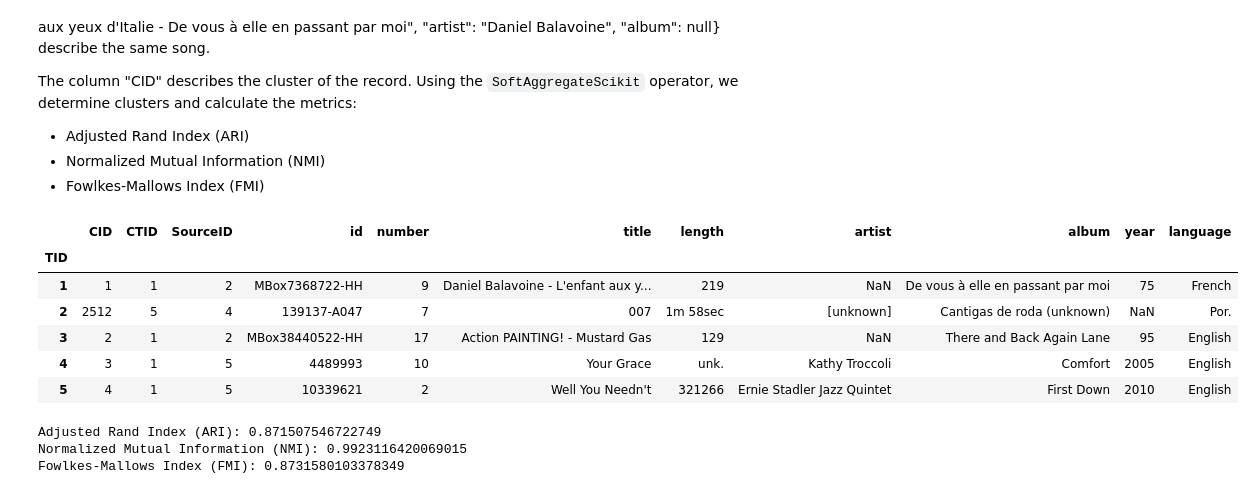
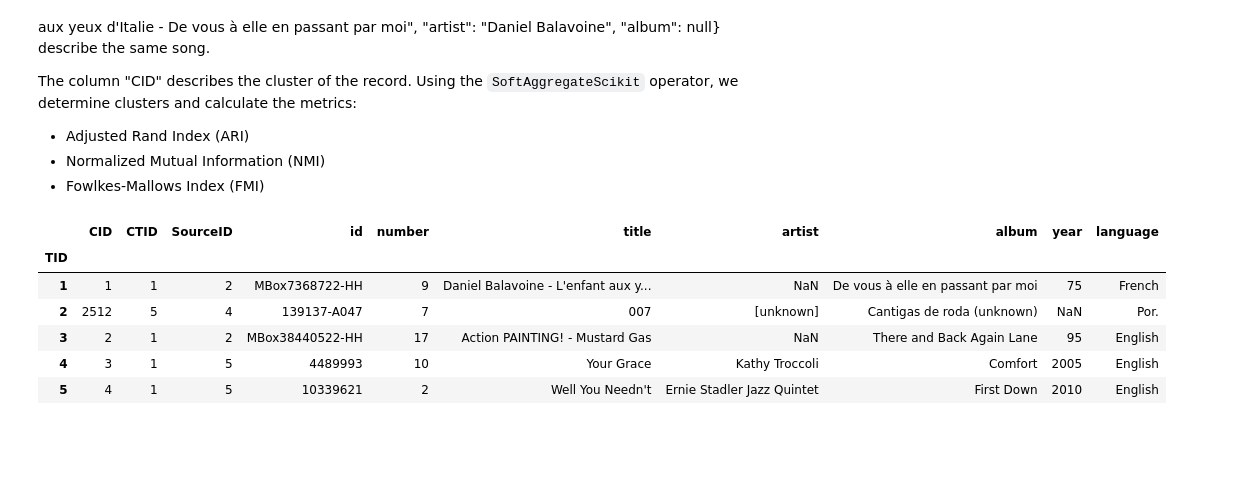
Before and after one commit to HackerBschor/SofteningQueryEvaluation, a Jupyter notebook: evaluation/EvaluateClustering.ipynb, the cells around one changed output. Cells and saved outputs as stored; diff of their text form; code cells hidden in the pictures; blank space fills up the shorter version.

Commit message:
Added Data Clustering Evaluation (Multiple Eval)

```diff
--- a/evaluation/EvaluateClustering.ipynb
+++ b/evaluation/EvaluateClustering.ipynb
@@ -30,16 +29,25 @@ sv = LLaMAValidationModel(m)
 # %%
-df_music = pd.read_csv("../data/musicbrainz-20-A01.csv", index_col=0)
+df_music = pd.read_csv("../data/musicbrainz-20-A01.csv", index_col=0).drop(columns=["length"], axis=1)
+significant_cols = ["title", "artist", "album", "year", "language"]
 df_music.head()
 # %% [output]
-|  | CID | CTID | SourceID | id | number | title | length | artist | album | year | language |
-| TID |  |  |  |  |  |  |  |  |  |  |  |
-| 1 | 1 | 1 | 2 | MBox7368722-HH | 9 | Daniel Balavoine - L'enfant aux y... | 219 | NaN | De vous à elle en passant par moi | 75 | French |
-| 2 | 2512 | 5 | 4 | 139137-A047 | 7 | 007 | 1m 58sec | [unknown] | Cantigas de roda (unknown) | NaN | Por. |
-| 3 | 2 | 1 | 2 | MBox38440522-HH | 17 | Action PAINTING! - Mustard Gas | 129 | NaN | There and Back Again Lane | 95 | English |
-| 4 | 3 | 1 | 5 | 4489993 | 10 | Your Grace | unk. | Kathy Troccoli | Comfort | 2005 | English |
-| 5 | 4 | 1 | 5 | 10339621 | 2 | Well You Needn't | 321266 | Ernie Stadler Jazz Quintet | First Down | 2010 | English |
+|  | CID | CTID | SourceID | id | number | title | artist | album | year | language |
+| TID |  |  |  |  |  |  |  |  |  |  |
+| 1 | 1 | 1 | 2 | MBox7368722-HH | 9 | Daniel Balavoine - L'enfant aux y... | NaN | De vous à elle en passant par moi | 75 | French |
+| 2 | 2512 | 5 | 4 | 139137-A047 | 7 | 007 | [unknown] | Cantigas de roda (unknown) | NaN | Por. |
+| 3 | 2 | 1 | 2 | MBox38440522-HH | 17 | Action PAINTING! - Mustard Gas | NaN | There and Back Again Lane | 95 | English |
+| 4 | 3 | 1 | 5 | 4489993 | 10 | Your Grace | Kathy Troccoli | Comfort | 2005 | English |
+| 5 | 4 | 1 | 5 | 10339621 | 2 | Well You Needn't | Ernie Stadler Jazz Quintet | First Down | 2010 | English |
 # %%
-def evaluate(df, cluster_columns, id_column, cluster_class, cluster_params, serialization_mode, reduce_dimensions):
+def evaluate(df, cluster_columns, id_column, cluster_class, cluster_params, serialization_mode, reduce_dimensions, drop_na):
+    key = (str(cluster_class), str(serialization_mode), str(reduce_dimensions), str(drop_na))
+
+    if drop_na:
+        df = df.dropna()
+
+    if cluster_class == KMeans:
+        cluster_params = {"n_clusters": len(df["CID"].unique())}
+
     columns = [col.strip() for col in df.columns]
     data = [[str(y) for y in x] for x in df.itertuples(name=None)]
 
@@ -66,19 +74,10 @@ def evaluate(df, cluster_columns, id_column, cluster_class, cluster_params, seri
     nmi = normalized_mutual_info_score(true_labels, predicted_labels)
     fmi = fowlkes_mallows_score(true_labels, predicted_labels)
 
-    print(f"Adjusted Rand Index (ARI): {ari}")
-    print(f"Normalized Mutual Information (NMI): {nmi}")
-    print(f"Fowlkes-Mallows Index (FMI): {fmi}")
+    result = {"adjusted_rand_score": ari, "normalized_mutual_info_score": nmi, "fowlkes_mallows_score": fmi}
 
-    return predicted_labels
+    print(key, result)
 
+    return key, result
 
-
-cols = ["title", "artist", "album", "year", "language"]
-pred = evaluate(df_music, cols, "CID", cluster_class=HDBSCAN, cluster_params={"min_cluster_size": 2}, serialization_mode = "FULL_SERIALIZED", reduce_dimensions = None)
-# pred = evaluate(df_music, cols, cluster_class=DBSCAN, cluster_params={"eps": 0.1, "min_samples": 1}, serialization_mode = "FULL_SERIALIZED", reduce_dimensions = 100)
-# pred = evaluate(df_music, cols, cluster_class=KMeans, cluster_params={"n_clusters": len(df["CID"].unique())}, serialization_mode = "FULL_SERIALIZED", reduce_dimensions = 100)
+overall_results = {}
-# %% [output]
-Adjusted Rand Index (ARI): 0.871507546722749
-Normalized Mutual Information (NMI): 0.9923116420069015
-Fowlkes-Mallows Index (FMI): 0.8731580103378349
```
Also changed, not shown: parts of 5 cells of this notebook, 2 other files.
